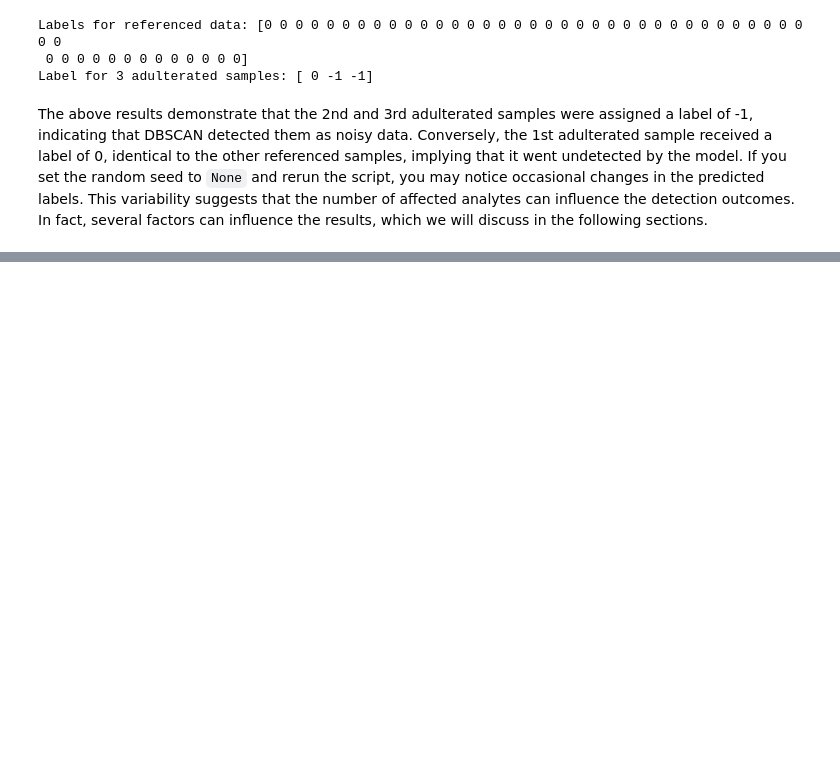
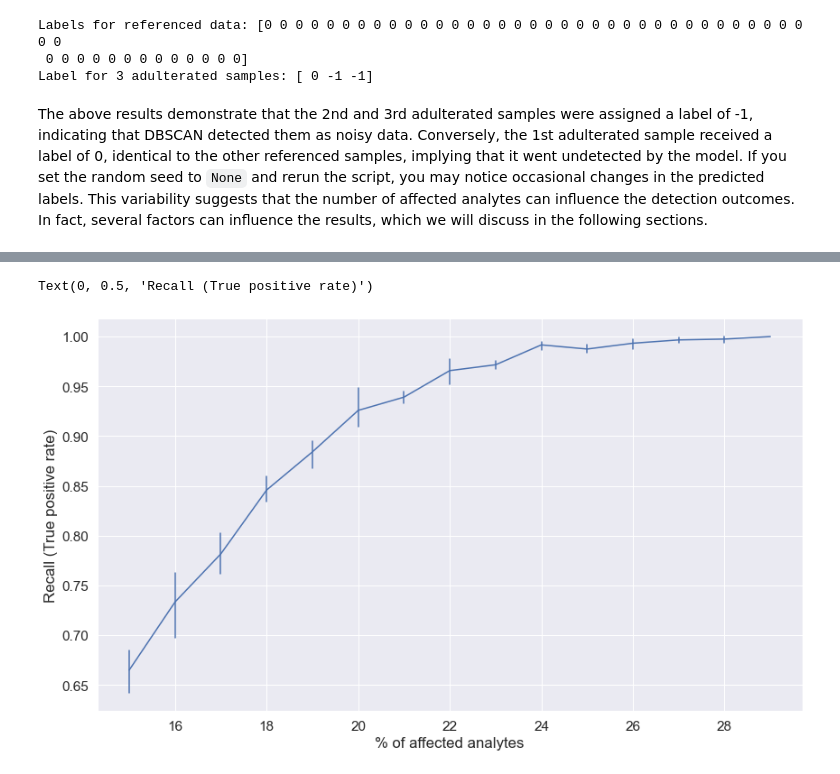
Before and after one commit to alexkychen/adulterated-product-detection, a Jupyter notebook: analysis.ipynb, the cells around one changed output, grey strips where cells are left out. Saved outputs shown, nothing was run; the diff lists cells and outputs as text; code cells hidden in the pictures; blank space fills up the shorter version.

```diff
--- a/analysis.ipynb
+++ b/analysis.ipynb
@@ -153,12 +91,0 @@ To perform a thorough analysis, I utilized the following script to iterate the d
-# %%
-# accuracy estimation across a range of analyte numbers (30 -60)
-accuracy = []
-num_analyte = []
-
-for num_ana in tqdm(range(30, 60, 2)):
-    for i in range(6):
-        accu = detection_accuracy(data_ref, iterations=500, num_analyte=num_ana,
-                                  analyte_select_method="random", conc_percentile=(0,5),
-                                  eps=19.6, msg=False)
-        accuracy.append(accu)
-        num_analyte.append(num_ana)
@@ -259,0 +176,30 @@ px.scatter_3d(data_pcs, x=0, y=1, z=2, color=dbscan.labels_)
+# %%
+# list to store recall and number of analyte
+recall = []
+num_analyte = []
+
+# num of analyte, from 30 to 60
+for num in tqdm(range(30,60,2)):
+
+    # repeat 6 times for each test
+    for i in range(6):
+
+        tnr, tpr = evaluate_model(data_ref, num_samples=(0,200), num_analyte=num,
+                                analyte_select_method="random", eps=19.6)
+
+        recall.append(tpr)
+        num_analyte.append(num)
+# %%
+df_res = pd.DataFrame({"Recall":recall, "Num_of_analyte":num_analyte})
+# create a column to convert number of analytes to percentages
+df_res["Perct"] = df_res["Num_of_analyte"]*100/200
+
+# make a line plot
+plt.figure(figsize=(14, 8))
+sns.set(font_scale=1.4)
+fig = sns.lineplot(data=df_res, x="Perct", y="Recall", err_style="bars")
+fig.set_xlabel("% of affected analytes")
+fig.set_ylabel("Recall (True positive rate)")
+# %% [output]
+Text(0, 0.5, 'Recall (True positive rate)')
+[figure, added]
```
Also changed, not shown: parts of 27 cells of this notebook, 3 other files.
